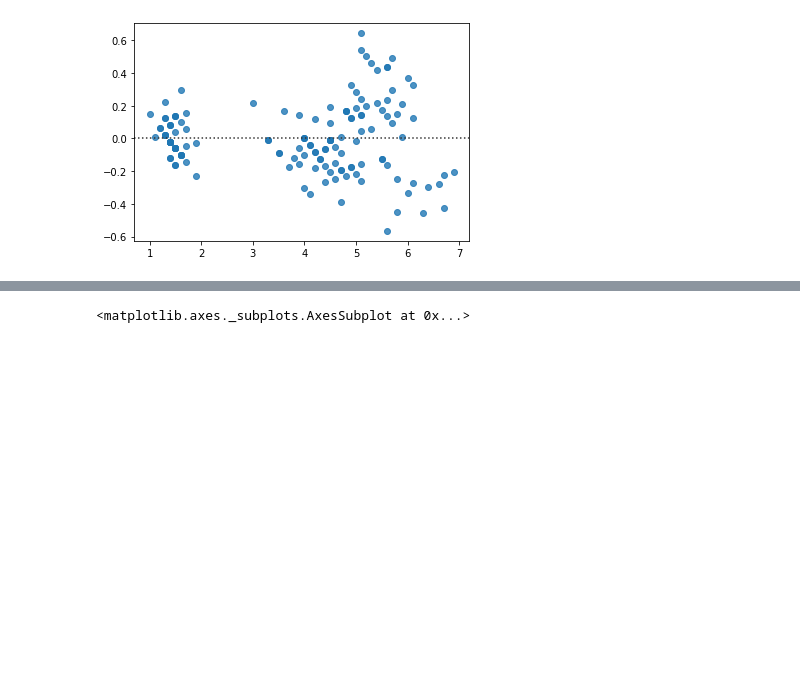
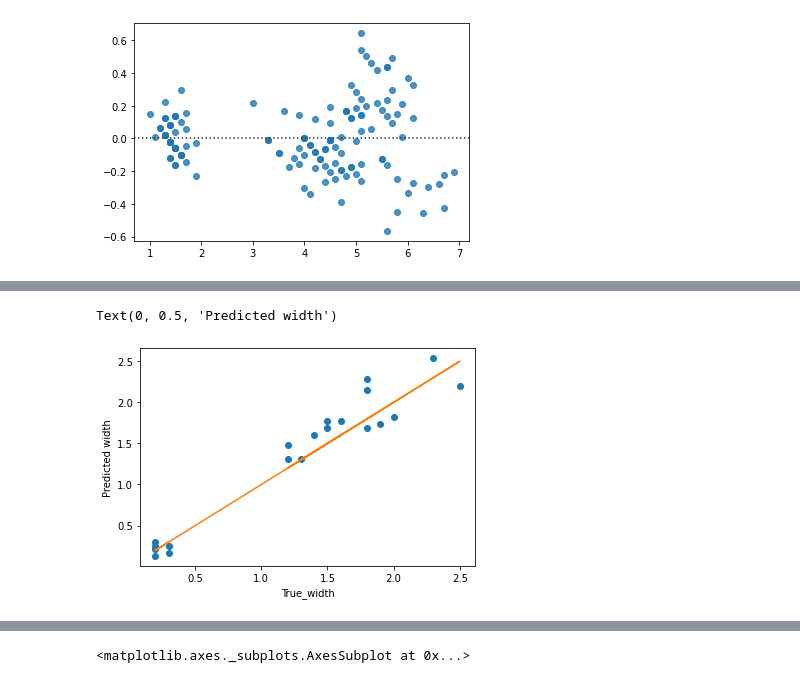
Before and after one commit to IvoLeist/ml_cnag-crg_course, a Jupyter notebook: day2/ML_course_CNAG_CRG_day2.ipynb, the cells around one changed output, grey strips where cells are left out. Saved outputs shown, nothing was run; the diff lists cells and outputs as text; code cells hidden in the pictures; blank space fills up the shorter version.

```diff
--- a/day2/ML_course_CNAG_CRG_day2.ipynb
+++ b/day2/ML_course_CNAG_CRG_day2.ipynb
@@ -191,0 +311,9 @@ The process has the following steps:
+# %%
+# make predictions on the test set
+pet_wid_pred = regres_pet.predict(pet_len_test)
+
+# create data frame with predicted and true values
+pred_table_wid = pd.DataFrame.from_dict({'Predicted_width': pet_wid_pred.flatten(), 'True_width': pet_wid_test.flatten()})
+
+# print data frame
+pred_table_wid
@@ -191,0 +338,9 @@ The process has the following steps:
+# %%
+# Make scatter plot of predicted vs true sepal width
+plt.plot(pet_wid_test, pet_wid_pred, 'o')
+plt.plot(pet_wid_test, pet_wid_test)
+plt.xlabel('True_width')
+plt.ylabel('Predicted width')
+# %% [output]
+Text(0, 0.5, 'Predicted width')
+[figure, added]
```
Also changed, not shown: parts of 50 cells of this notebook.
